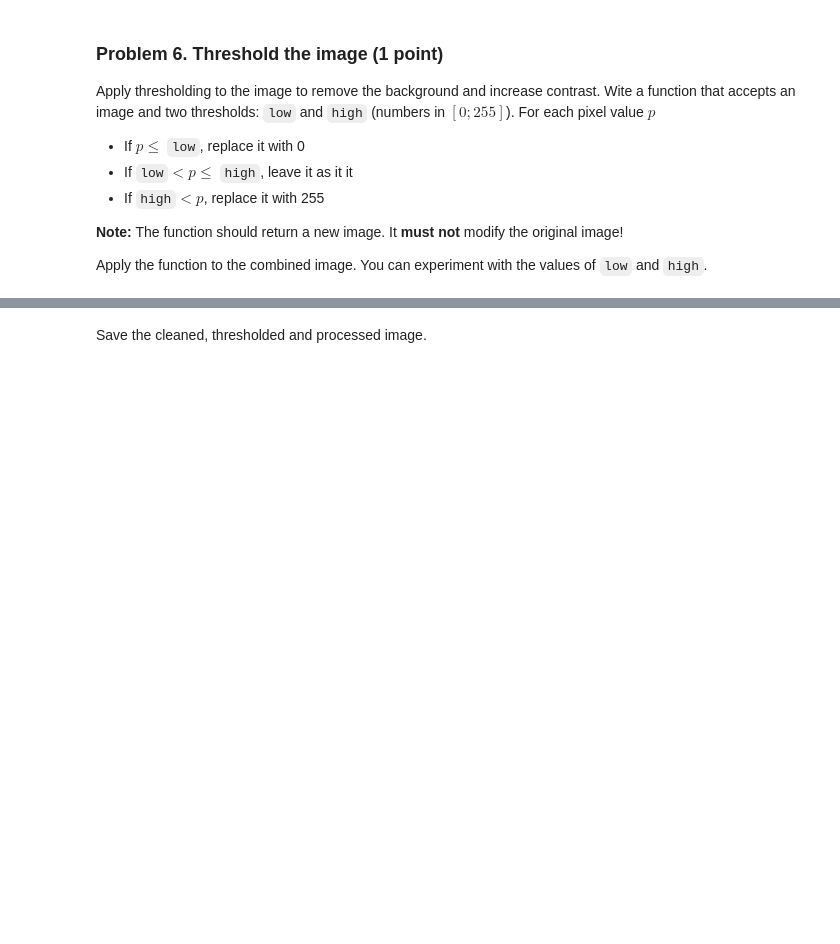
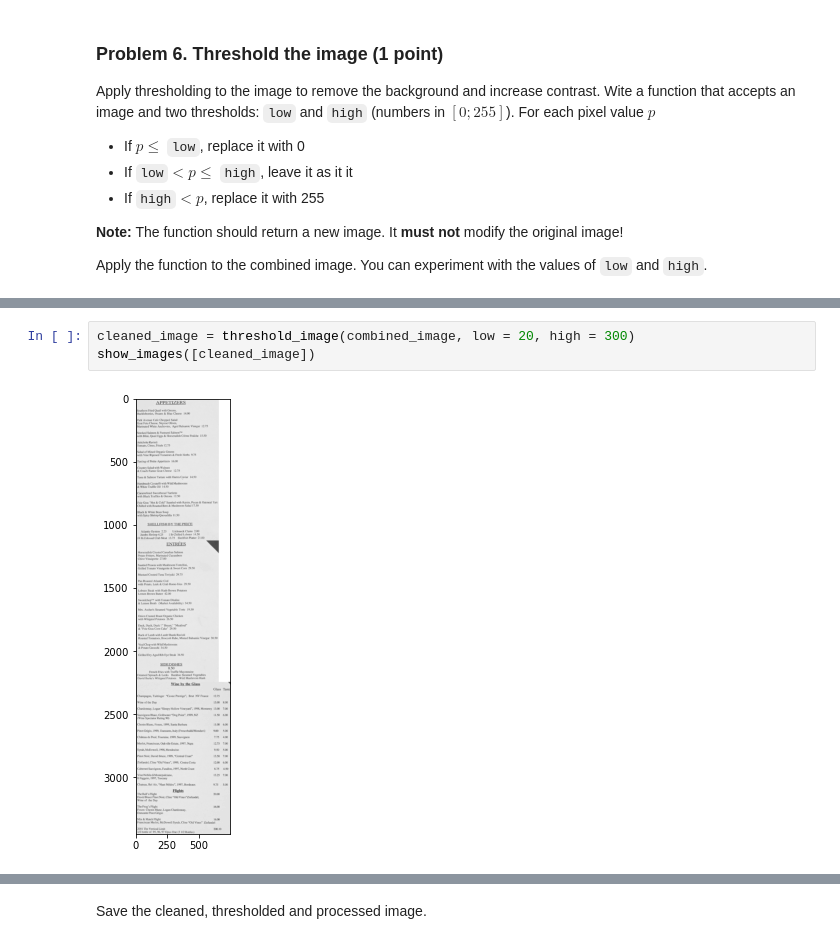
Before and after one commit to atkuzmanov/softuni-ai-datascience-2021-repo, a Jupyter notebook: 6-Working-with-Images-and-Text-Lab/04-Working-with-Images-and-Text-Lab-Atanas/Working with Images and Text Lab.ipynb, the cells around one changed output, grey strips where cells are left out. Saved outputs shown, nothing was run; the diff lists cells and outputs as text; blank space fills up the shorter version.

```diff
--- a/6-Working-with-Images-and-Text-Lab/04-Working-with-Images-and-Text-Lab-Atanas/Working with Images and Text Lab.ipynb
+++ b/6-Working-with-Images-and-Text-Lab/04-Working-with-Images-and-Text-Lab-Atanas/Working with Images and Text Lab.ipynb
@@ -188,0 +203,5 @@ show_images([cleaned_image])
+# %%
+cleaned_image = threshold_image(combined_image, low = 20, high = 300)
+show_images([cleaned_image])
+# %% [output]
+[figure, added]
```
Also changed, not shown: parts of 6 cells of this notebook, 1 other file.
